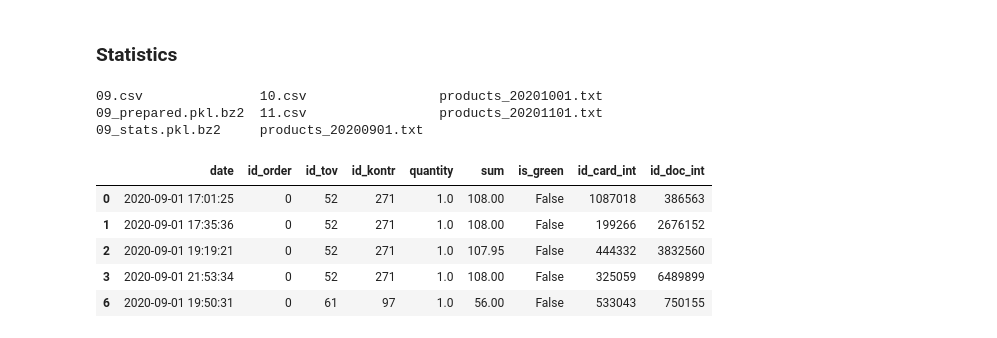
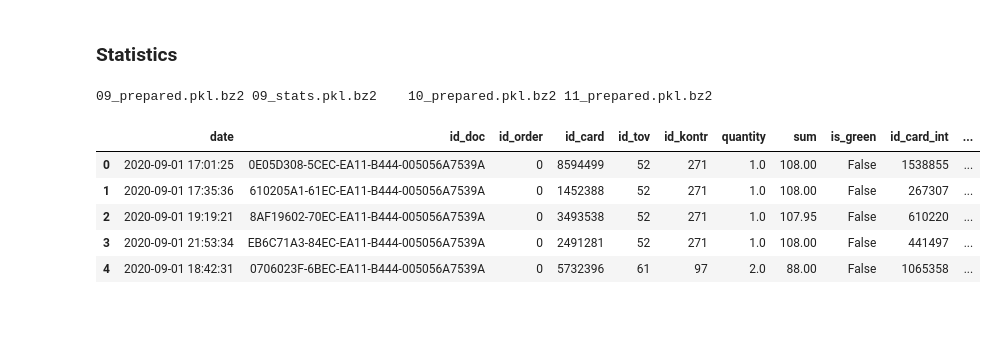
Before and after one commit to cubazis/inno_stats_2020, a Jupyter notebook: lab2.2.ipynb, the cells around one changed output. Drawn from its saved outputs; the diff is of its cells as text; code cells hidden in the pictures.

```diff
--- a/lab2.2.ipynb
+++ b/lab2.2.ipynb
@@ -29,3 +21,11 @@ df.head()
+# %%
+with bz2.open(data_path / '10_prepared.pkl.bz2', 'rb') as f1:
+    df10 = pickle.load(f1)
+df10.head()
+# %%
+with bz2.open(data_path / '11_prepared.pkl.bz2', 'rb') as f:
+    df11 = pickle.load(f)
+df11.head()
 # %%
 df.drop(['id_card', 'id_doc'], axis=1, inplace=True)
 df.head()
@@ -52,17 +45,15 @@ import bz2
 data_path = Path('./data/').resolve()
 !ls {data_path}
 # %% [output]
-09.csv               10.csv                 products_20201001.txt
-09_prepared.pkl.bz2  11.csv                 products_20201101.txt
-09_stats.pkl.bz2     products_20200901.txt
+09_prepared.pkl.bz2 09_stats.pkl.bz2    10_prepared.pkl.bz2 11_prepared.pkl.bz2
 # %%
-with bz2.open(data_path / '09_stats.pkl.bz2', 'rb') as f:
-    df = pickle.load(f)
-df.head()
+with bz2.open(data_path / '09_prepared.pkl.bz2', 'rb') as f:
+    df9 = pickle.load(f)
+df9.head()
 # %% [output]
-|  | date | id_order | id_tov | id_kontr | quantity | sum | is_green | id_card_int | id_doc_int |
-| 0 | 2020-09-01 17:01:25 | 0 | 52 | 271 | 1.0 | 108.00 | False | 1087018 | 386563 |
-| 1 | 2020-09-01 17:35:36 | 0 | 52 | 271 | 1.0 | 108.00 | False | 199266 | 2676152 |
-| 2 | 2020-09-01 19:19:21 | 0 | 52 | 271 | 1.0 | 107.95 | False | 444332 | 3832560 |
-| 3 | 2020-09-01 21:53:34 | 0 | 52 | 271 | 1.0 | 108.00 | False | 325059 | 6489899 |
-| 6 | 2020-09-01 19:50:31 | 0 | 61 | 97 | 1.0 | 56.00 | False | 533043 | 750155 |
+|  | date | id_doc | id_order | id_card | id_tov | id_kontr | quantity | sum | is_green | id_card_int | ... |
+| 0 | 2020-09-01 17:01:25 | 0E05D308-5CEC-EA11-B444-005056A7539A | 0 | 8594499 | 52 | 271 | 1.0 | 108.00 | False | 1538855 | ... |
+| 1 | 2020-09-01 17:35:36 | 610205A1-61EC-EA11-B444-005056A7539A | 0 | 1452388 | 52 | 271 | 1.0 | 108.00 | False | 267307 | ... |
+| 2 | 2020-09-01 19:19:21 | 8AF19602-70EC-EA11-B444-005056A7539A | 0 | 3493538 | 52 | 271 | 1.0 | 107.95 | False | 610220 | ... |
+| 3 | 2020-09-01 21:53:34 | EB6C71A3-84EC-EA11-B444-005056A7539A | 0 | 2491281 | 52 | 271 | 1.0 | 108.00 | False | 441497 | ... |
+| 4 | 2020-09-01 18:42:31 | 0706023F-6BEC-EA11-B444-005056A7539A | 0 | 5732396 | 61 | 97 | 2.0 | 88.00 | False | 1065358 | ... |
```
Also changed, not shown: parts of 33 cells of this notebook.
